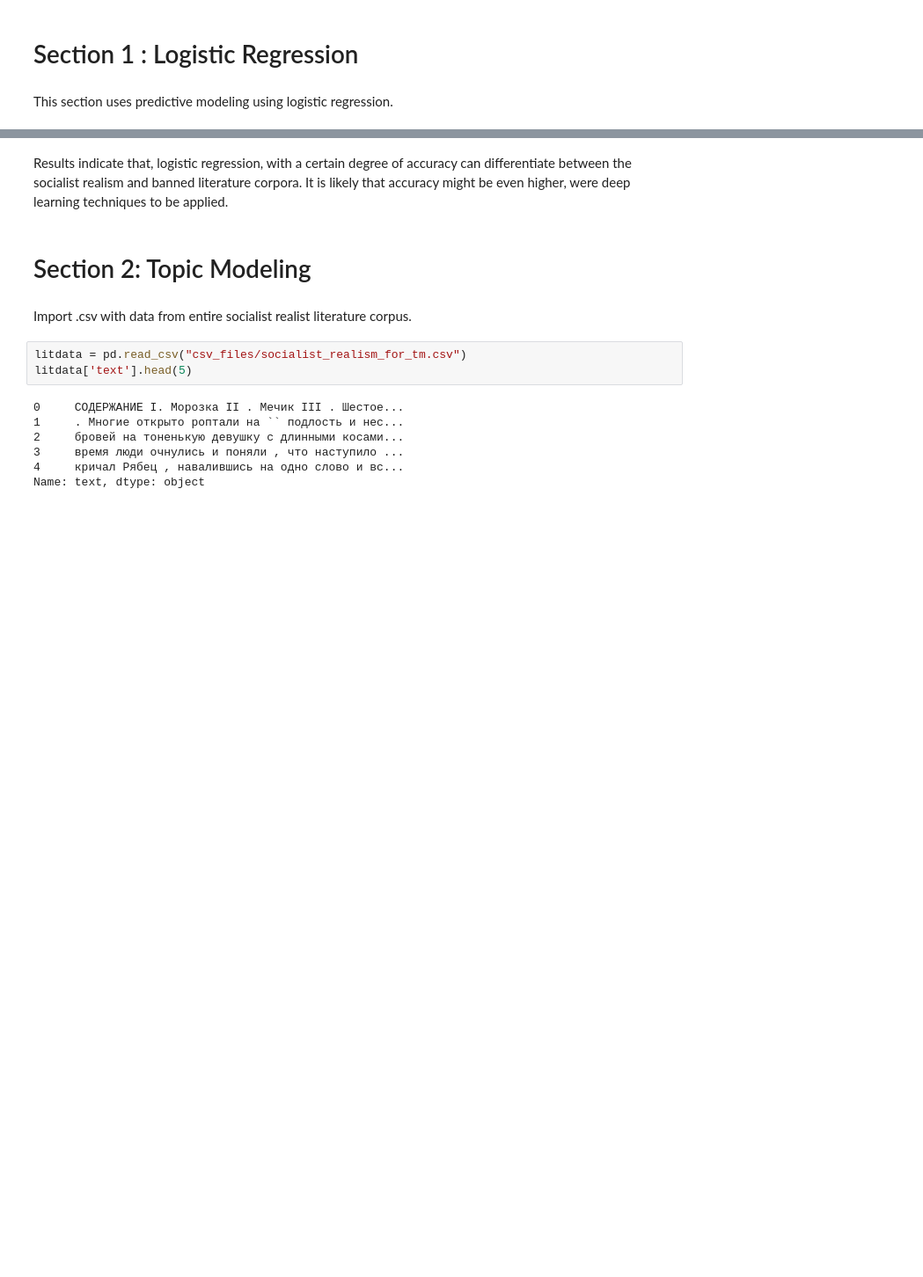
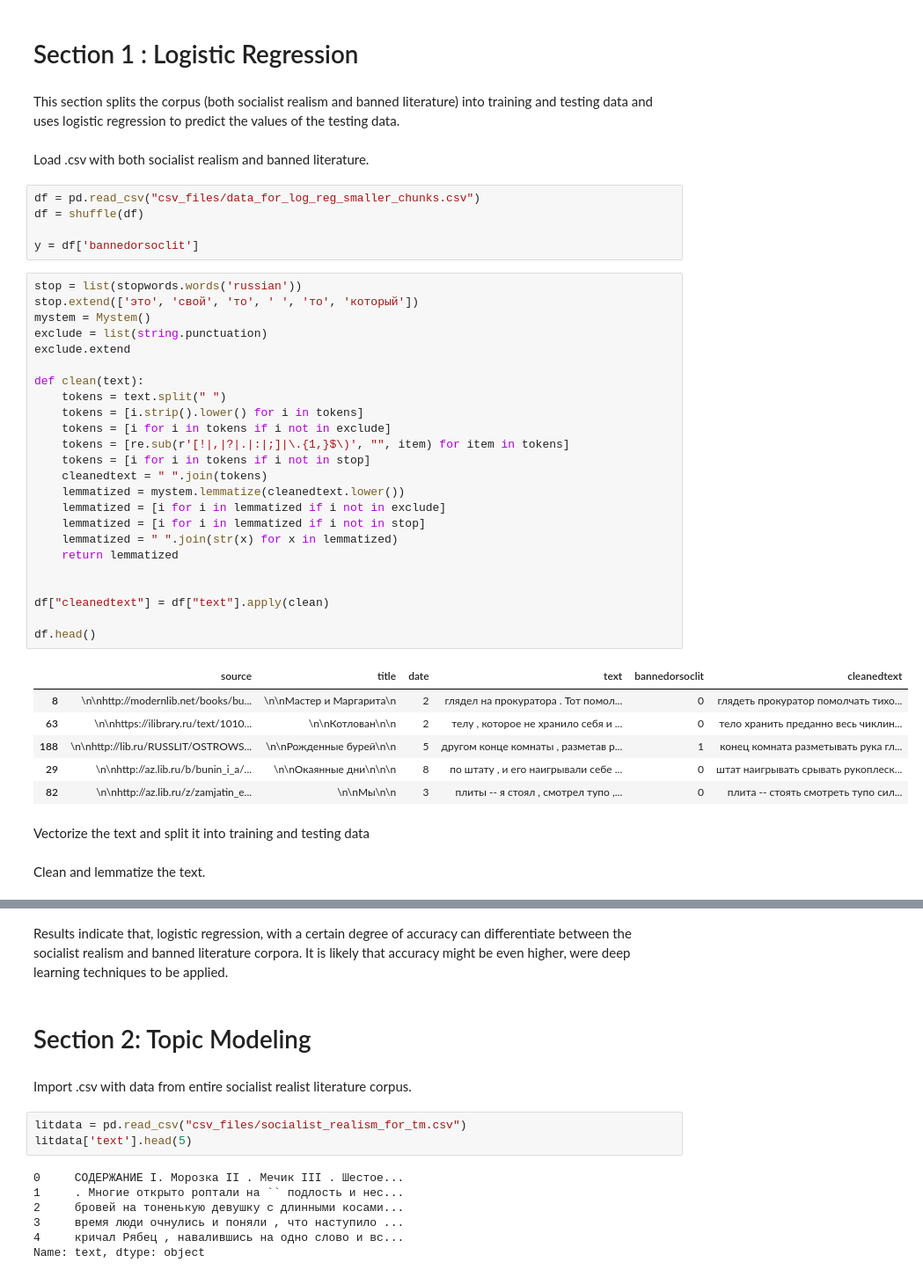
Before and after one commit to sarahrahrah/Socialist-Realism-Project, a Jupyter notebook: socialist-realism-project-notebook.ipynb, the cells around one changed output, grey strips where cells are left out. Shown at 88% size. Drawn from its saved outputs; the diff is of its cells as text; blank space fills up the shorter version.

Commit message:
added section

```diff
--- a/socialist-realism-project-notebook.ipynb
+++ b/socialist-realism-project-notebook.ipynb
@@ -22,5 +32,47 @@ import pyLDAvis
 import re
 # %% [markdown]
 # Section 1 : Logistic Regression
-# %% [markdown]
-This section uses predictive modeling using logistic regression.
+# %% [markdown]
+This section splits the corpus (both socialist realism and banned literature) into training and testing data and uses logistic regression to predict the values of the testing data.
+# %% [markdown]
+Load .csv with both socialist realism and banned literature.
+# %%
+df = pd.read_csv("csv_files/data_for_log_reg_smaller_chunks.csv")
+df = shuffle(df)
+
+y = df['bannedorsoclit']
+# %%
+stop = list(stopwords.words('russian'))
+stop.extend(['это', 'свой', 'то', ' ', 'то', 'который'])
+mystem = Mystem()
+exclude = list(string.punctuation)
+exclude.extend
+
+def clean(text):
+    tokens = text.split(" ")
+    tokens = [i.strip().lower() for i in tokens]
+    tokens = [i for i in tokens if i not in exclude]
+    tokens = [re.sub(r'[!|,|?|.|:|;]|\.{1,}$\)', "", item) for item in tokens]
+    tokens = [i for i in tokens if i not in stop]
+    cleanedtext = " ".join(tokens)
+    lemmatized = mystem.lemmatize(cleanedtext.lower())
+    lemmatized = [i for i in lemmatized if i not in exclude]
+    lemmatized = [i for i in lemmatized if i not in stop]
+    lemmatized = " ".join(str(x) for x in lemmatized)
+    return lemmatized
+
+
+df["cleanedtext"] = df["text"].apply(clean)
+
+df.head()
+# %% [output]
+|  | source | title | date | text | bannedorsoclit | cleanedtext |
+| 8 | \n\nhttp://modernlib.net/books/bu... | \n\nМастер и Маргарита\n | 2 | глядел на прокуратора . Тот помол... | 0 | глядеть прокуратор помолчать тихо... |
+| 63 | \n\nhttps://ilibrary.ru/text/1010... | \n\nКотлован\n\n | 2 | телу , которое не хранило себя и ... | 0 | тело хранить преданно весь чиклин... |
+| 188 | \n\nhttp://lib.ru/RUSSLIT/OSTROWS... | \n\nРожденные бурей\n\n | 5 | другом конце комнаты , разметав р... | 1 | конец комната разметывать рука гл... |
+| 29 | \n\nhttp://az.lib.ru/b/bunin_i_a/... | \n\nОкаянные дни\n\n\n | 8 | по штату , и его наигрывали себе ... | 0 | штат наигрывать срывать рукоплеск... |
+| 82 | \n\nhttp://az.lib.ru/z/zamjatin_e... | \n\nМы\n\n | 3 | плиты -- я стоял , смотрел тупо ,... | 0 | плита -- стоять смотреть тупо сил... |
+# %% [markdown]
+Vectorize the text and split it into training and testing data
+# %% [markdown]
+Clean and lemmatize the text.
```
Also changed, not shown: parts of 4 cells of this notebook.
